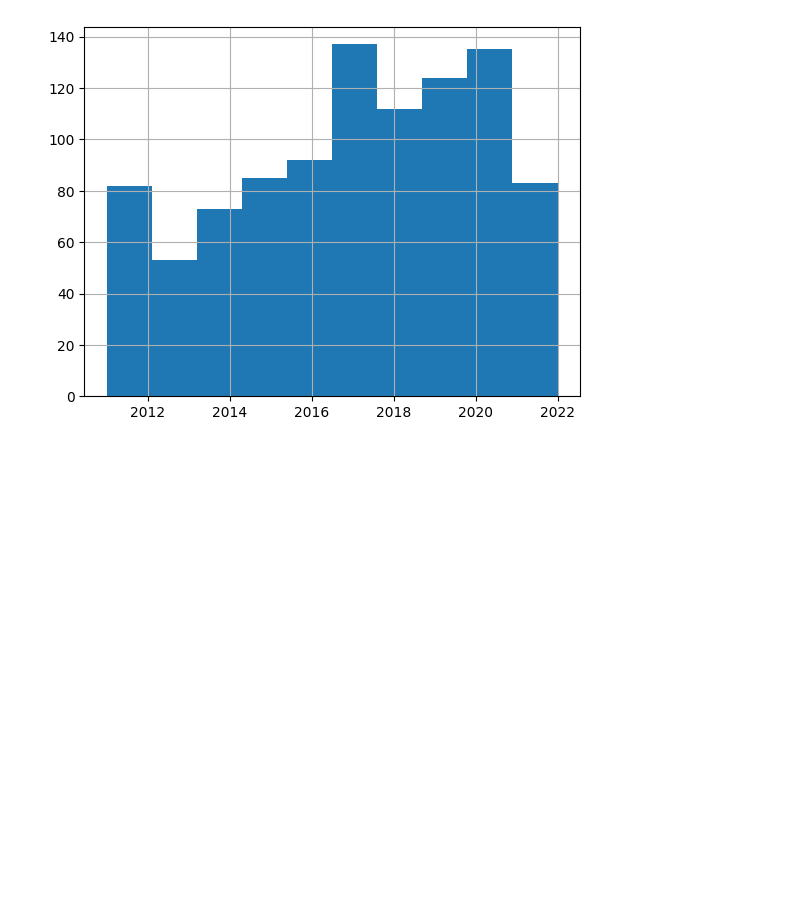
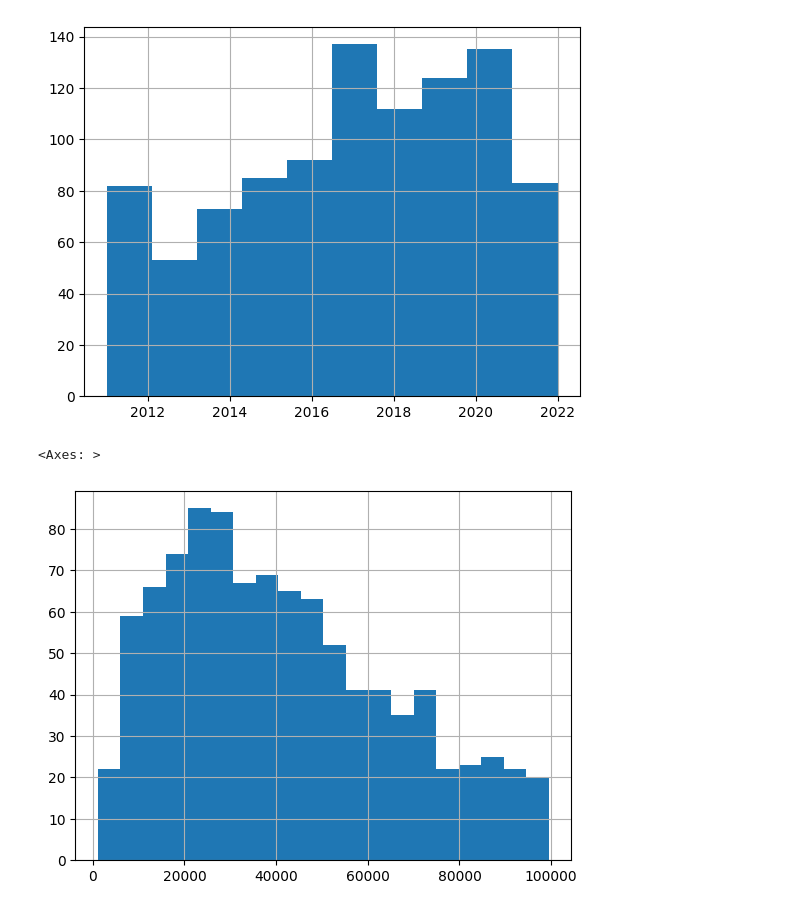
Before and after one commit to natalieassaad/linearRegression, a Jupyter notebook: 04_hedonic_pricing/04_hedonic_pricing.ipynb, the cells around one changed output. Cells and saved outputs as stored; diff of their text form; code cells hidden in the pictures; blank space fills up the shorter version.

```diff
--- a/04_hedonic_pricing/04_hedonic_pricing.ipynb
+++ b/04_hedonic_pricing/04_hedonic_pricing.ipynb
@@ -69,8 +67,15 @@ df['Price'].hist(bins=20)
 # %% [output]
 <Axes: >
 [figure]
+# %%
+df['price_ihs'] = np.arcsinh(df['Price'])
 # %%
 df['Make_Year'].hist()
 # %% [output]
 <Axes: >
 [figure]
+# %%
+df['Mileage_Run'].hist(bins=20)
+# %% [output]
+<Axes: >
+[figure, added]
```
Also changed, not shown: parts of 14 cells of this notebook.
